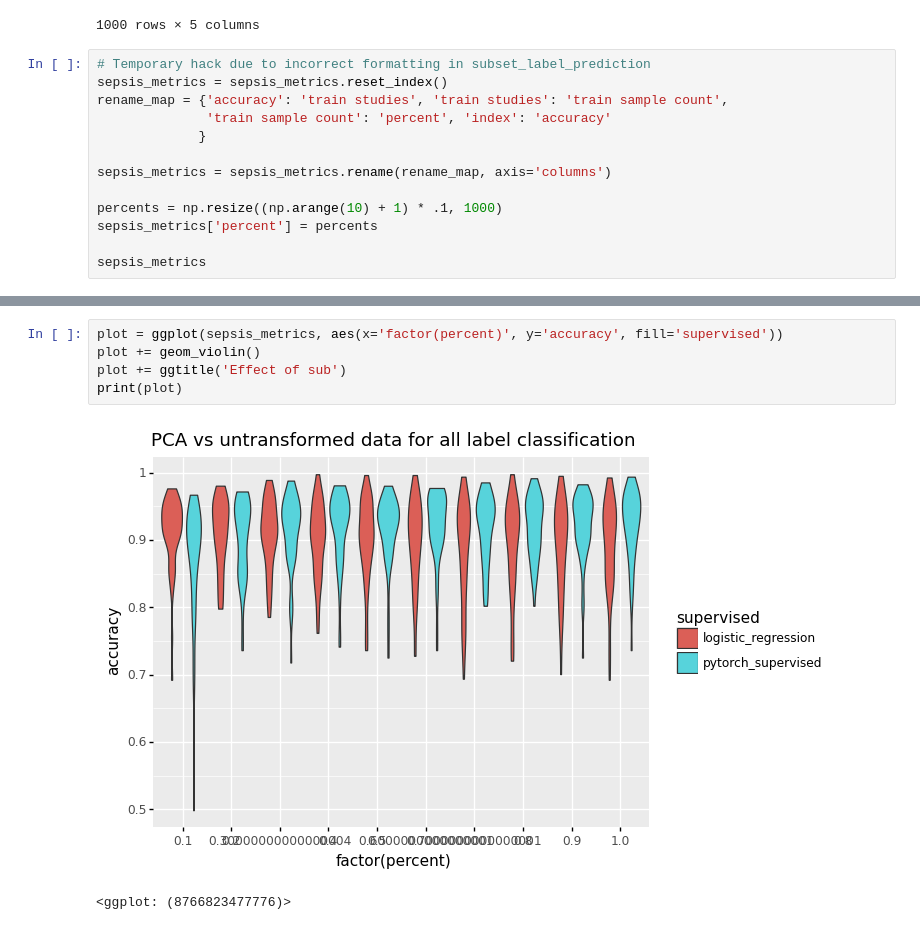
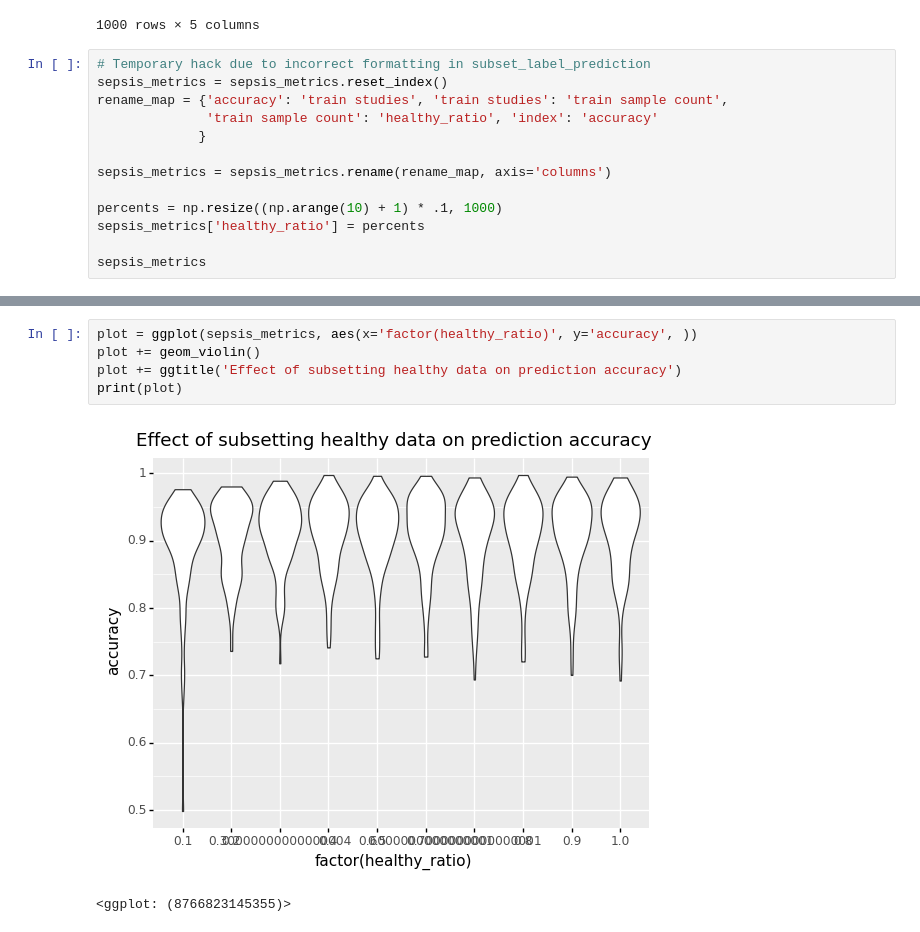
Before and after one commit to greenelab/linear_signal, a Jupyter notebook: notebook/analysis/benchmark_results.ipynb, the cells around one changed output, grey strips where cells are left out. Cells and saved outputs as stored; diff of their text form.

Commit message:
Visualize results of subsetting healthy data on sepsis prediction accuracy

```diff
--- a/notebook/analysis/benchmark_results.ipynb
+++ b/notebook/analysis/benchmark_results.ipynb
@@ -183,13 +183,13 @@ sepsis_metrics
 # Temporary hack due to incorrect formatting in subset_label_prediction
 sepsis_metrics = sepsis_metrics.reset_index()
 rename_map = {'accuracy': 'train studies', 'train studies': 'train sample count',
-              'train sample count': 'percent', 'index': 'accuracy'
+              'train sample count': 'healthy_ratio', 'index': 'accuracy'
              }
 
 sepsis_metrics = sepsis_metrics.rename(rename_map, axis='columns')
 
 percents = np.resize((np.arange(10) + 1) * .1, 1000)
-sepsis_metrics['percent'] = percents
+sepsis_metrics['healthy_ratio'] = percents
 
 sepsis_metrics
 # %% [output]
@@ -209,8 +229,8 @@ sepsis_metrics
 # %%
-plot = ggplot(sepsis_metrics, aes(x='factor(percent)', y='accuracy', fill='supervised'))
+plot = ggplot(sepsis_metrics, aes(x='factor(healthy_ratio)', y='accuracy', ))
 plot += geom_violin()
-plot += ggtitle('Effect of sub')
+plot += ggtitle('Effect of subsetting healthy data on prediction accuracy')
 print(plot)
 # %% [output]
-[figure, old version]
+[figure, new version]
-<ggplot: (8766823477776)>
+<ggplot: (8766823145355)>
```
Also changed, not shown: parts of 2 cells of this notebook.
